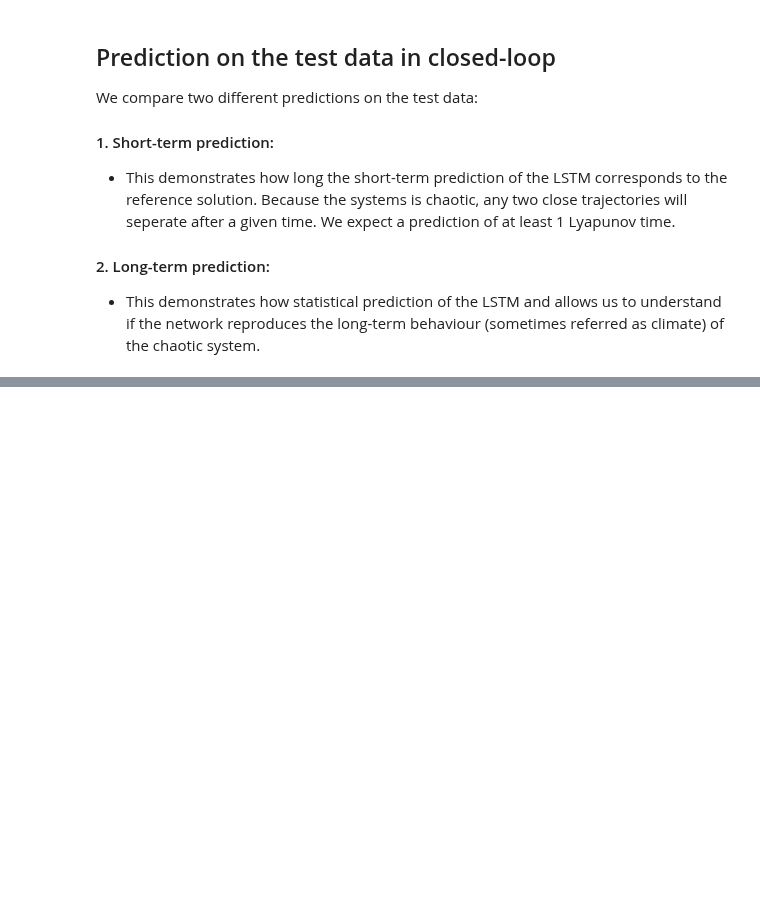
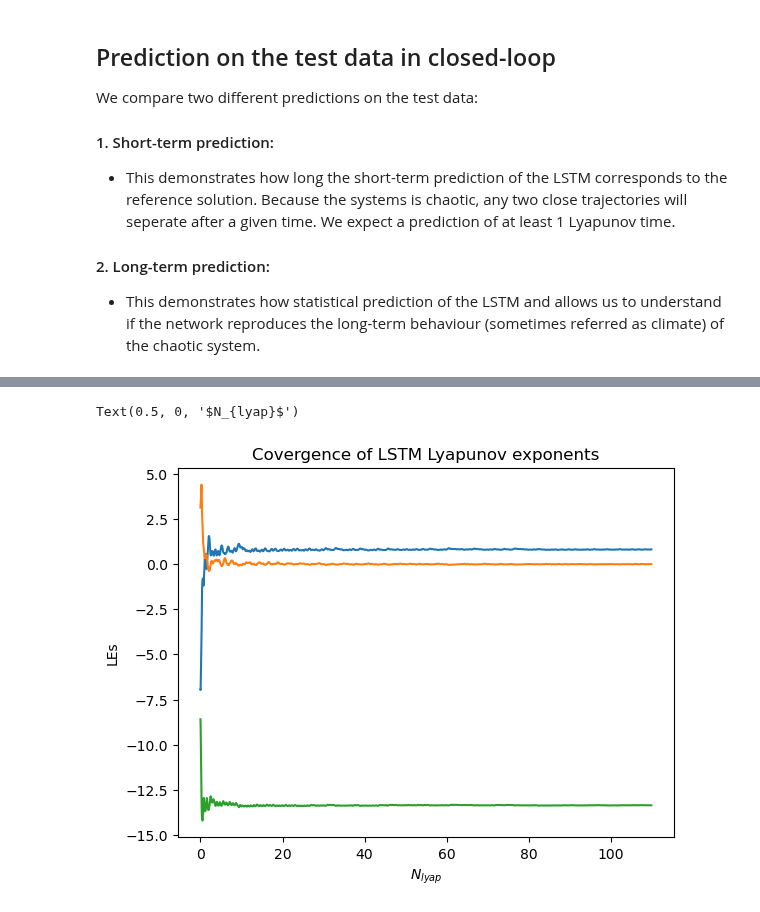
Before and after one commit to MagriLab/Tutorials, a Jupyter notebook: TensorflowLSTM_Lorenz63.ipynb, the cells around one changed output, grey strips where cells are left out. Cells and saved outputs as stored; diff of their text form; code cells hidden in the pictures; blank space fills up the shorter version.

```diff
--- a/TensorflowLSTM_Lorenz63.ipynb
+++ b/TensorflowLSTM_Lorenz63.ipynb
@@ -393,0 +395,8 @@ NameError: name 'compute_lyapunov_exp_lstm' is not defined
+# %%
+plt.plot(np.arange(len(LEs_lstm)*dt, step=dt), LEs_lstm)
+plt.title("Covergence of LSTM Lyapunov exponents")
+plt.ylabel("LEs")
+plt.xlabel(r"$N_{lyap}$")
+# %% [output]
+Text(0.5, 0, '$N_{lyap}$')
+[figure, added]
```
Also changed, not shown: parts of 7 cells of this notebook, 1 other file.
